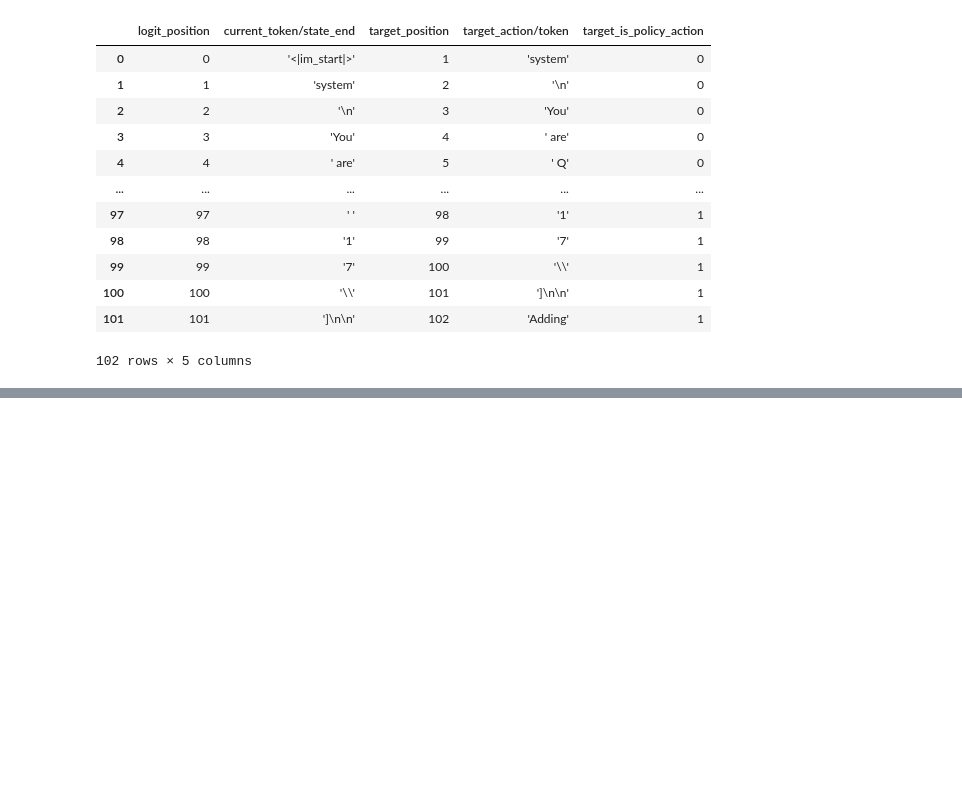
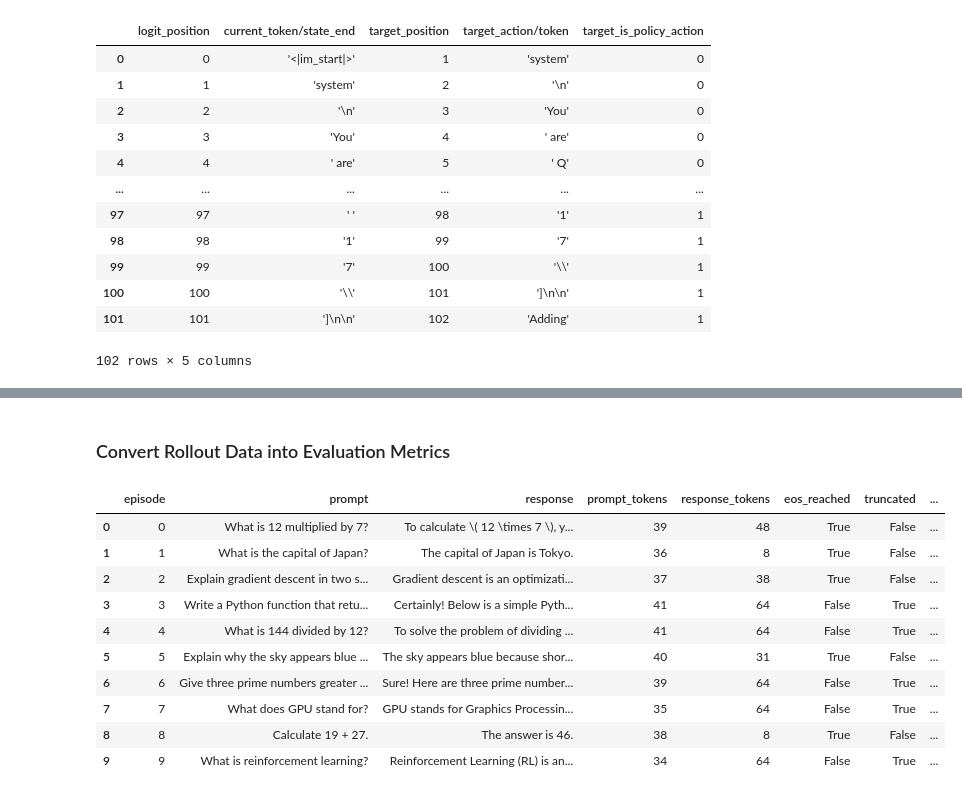
Before and after one commit to ujwal-s-r/Reinforcement-learning, a Jupyter notebook: RL_LLM/0_what_is_RL/6_1_llm_ppo.ipynb, the cells around one changed output, grey strips where cells are left out. Saved outputs shown, nothing was run; the diff lists cells and outputs as text; code cells hidden in the pictures; blank space fills up the shorter version.

```diff
--- a/RL_LLM/0_what_is_RL/6_1_llm_ppo.ipynb
+++ b/RL_LLM/0_what_is_RL/6_1_llm_ppo.ipynb
@@ -1442,0 +1353,15 @@ input_ids[:, 1:]
+# %%
+eval_prompts = [
+    "What is 12 multiplied by 7?",
+    "What is the capital of Japan?",
+    "Explain gradient descent in two sentences.",
+    "Write a Python function that returns the square of a number.",
+    "What is 144 divided by 12?",
+    "Explain why the sky appears blue in one sentence.",
+    "Give three prime numbers greater than 20.",
+    "What does GPU stand for?",
+    "Calculate 19 + 27.",
+    "What is reinforcement learning?",
+]
+
+print("Number of evaluation prompts:", len(eval_prompts))
@@ -1442,0 +1416,37 @@ input_ids[:, 1:]
+# %% [markdown]
+### Convert Rollout Data into Evaluation Metrics
+# %%
+metrics_rows = []
+
+for i, trajectory_i in enumerate(eval_trajectories):
+
+    metrics_rows.append({
+        "episode": i,
+        "prompt": trajectory_i.prompt_text,
+        "response": trajectory_i.response_text,
+
+        "prompt_tokens": trajectory_i.prompt_length,
+        "response_tokens": trajectory_i.response_length,
+
+        "eos_reached": trajectory_i.eos_reached,
+        "truncated": trajectory_i.truncated,
+
+        "generation_time_sec": trajectory_i.generation_time,
+        "tokens_per_second": trajectory_i.tokens_per_second,
+    })
+
+metrics_df = pd.DataFrame(metrics_rows)
+
+metrics_df
+# %% [output]
+|  | episode | prompt | response | prompt_tokens | response_tokens | eos_reached | truncated | ... |
+| 0 | 0 | What is 12 multiplied by 7? | To calculate \( 12 \times 7 \), y... | 39 | 48 | True | False | ... |
+| 1 | 1 | What is the capital of Japan? | The capital of Japan is Tokyo. | 36 | 8 | True | False | ... |
+| 2 | 2 | Explain gradient descent in two s... | Gradient descent is an optimizati... | 37 | 38 | True | False | ... |
+| 3 | 3 | Write a Python function that retu... | Certainly! Below is a simple Pyth... | 41 | 64 | False | True | ... |
+| 4 | 4 | What is 144 divided by 12? | To solve the problem of dividing ... | 41 | 64 | False | True | ... |
+| 5 | 5 | Explain why the sky appears blue ... | The sky appears blue because shor... | 40 | 31 | True | False | ... |
+| 6 | 6 | Give three prime numbers greater ... | Sure! Here are three prime number... | 39 | 64 | False | True | ... |
+| 7 | 7 | What does GPU stand for? | GPU stands for Graphics Processin... | 35 | 64 | False | True | ... |
+| 8 | 8 | Calculate 19 + 27. | The answer is 46. | 38 | 8 | True | False | ... |
+| 9 | 9 | What is reinforcement learning? | Reinforcement Learning (RL) is an... | 34 | 64 | False | True | ... |
```
Also changed, not shown: parts of 26 cells of this notebook.
